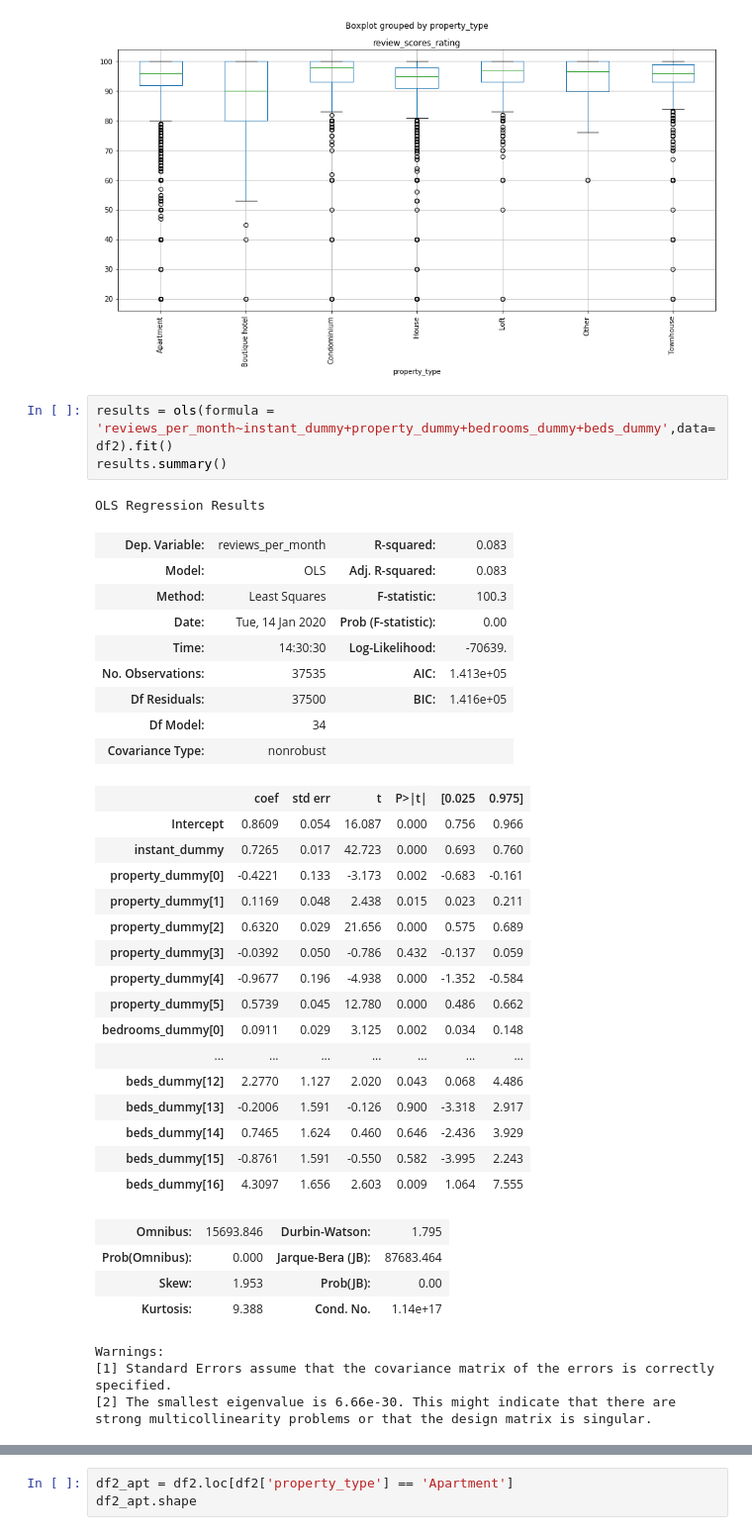
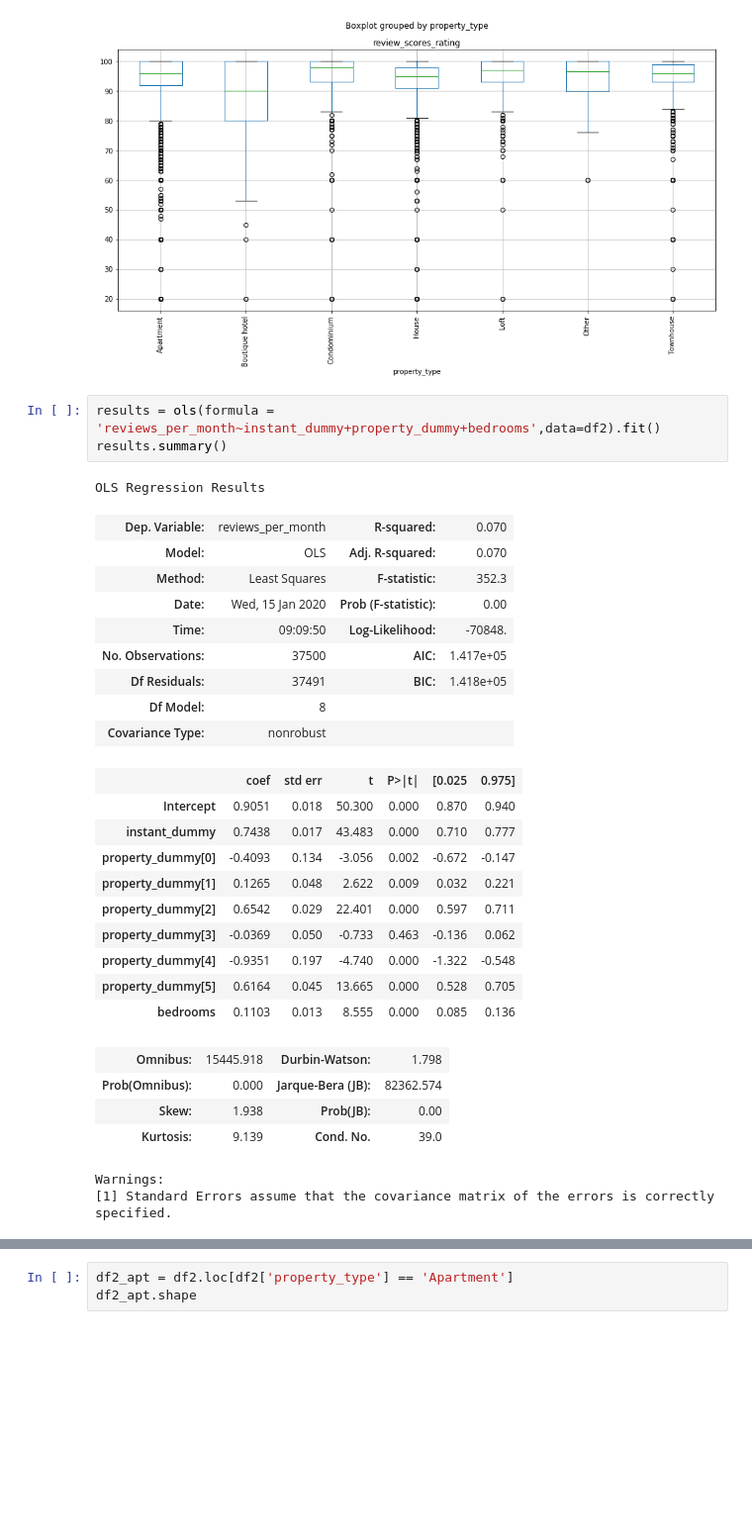
Before and after one commit to Wetpaint3/Airbnb_Project, a Jupyter notebook: airbnb.ipynb, the cells around one changed output, grey strips where cells are left out. Shown at 99% size. Cells and saved outputs as stored; diff of their text form; blank space fills up the shorter version.

```diff
--- a/airbnb.ipynb
+++ b/airbnb.ipynb
@@ -756,43 +633,35 @@ df2.boxplot('review_scores_rating',by = 'property_type',figsize = (15,7), rot=90
 # %% [output]
 [figure]
 # %%
-results = ols(formula = 'reviews_per_month~instant_dummy+property_dummy+bedrooms_dummy+beds_dummy',data=df2).fit()
+results = ols(formula = 'reviews_per_month~instant_dummy+property_dummy+bedrooms',data=df2).fit()
 results.summary()
 # %% [output]
 OLS Regression Results
-| Dep. Variable: | reviews_per_month | R-squared: | 0.083 |
-| Model: | OLS | Adj. R-squared: | 0.083 |
-| Method: | Least Squares | F-statistic: | 100.3 |
-| Date: | Tue, 14 Jan 2020 | Prob (F-statistic): | 0.00 |
-| Time: | 14:30:30 | Log-Likelihood: | -70639. |
-| No. Observations: | 37535 | AIC: | 1.413e+05 |
-| Df Residuals: | 37500 | BIC: | 1.416e+05 |
-| Df Model: | 34 |  |  |
+| Dep. Variable: | reviews_per_month | R-squared: | 0.070 |
+| Model: | OLS | Adj. R-squared: | 0.070 |
+| Method: | Least Squares | F-statistic: | 352.3 |
+| Date: | Wed, 15 Jan 2020 | Prob (F-statistic): | 0.00 |
+| Time: | 09:09:50 | Log-Likelihood: | -70848. |
+| No. Observations: | 37500 | AIC: | 1.417e+05 |
+| Df Residuals: | 37491 | BIC: | 1.418e+05 |
+| Df Model: | 8 |  |  |
 | Covariance Type: | nonrobust |  |  |
 |  | coef | std err | t | P>|t| | [0.025 | 0.975] |
-| Intercept | 0.8609 | 0.054 | 16.087 | 0.000 | 0.756 | 0.966 |
-| instant_dummy | 0.7265 | 0.017 | 42.723 | 0.000 | 0.693 | 0.760 |
-| property_dummy[0] | -0.4221 | 0.133 | -3.173 | 0.002 | -0.683 | -0.161 |
-| property_dummy[1] | 0.1169 | 0.048 | 2.438 | 0.015 | 0.023 | 0.211 |
-| property_dummy[2] | 0.6320 | 0.029 | 21.656 | 0.000 | 0.575 | 0.689 |
-| property_dummy[3] | -0.0392 | 0.050 | -0.786 | 0.432 | -0.137 | 0.059 |
-| property_dummy[4] | -0.9677 | 0.196 | -4.938 | 0.000 | -1.352 | -0.584 |
-| property_dummy[5] | 0.5739 | 0.045 | 12.780 | 0.000 | 0.486 | 0.662 |
-| bedrooms_dummy[0] | 0.0911 | 0.029 | 3.125 | 0.002 | 0.034 | 0.148 |
-| ... | ... | ... | ... | ... | ... | ... |
-| beds_dummy[12] | 2.2770 | 1.127 | 2.020 | 0.043 | 0.068 | 4.486 |
-| beds_dummy[13] | -0.2006 | 1.591 | -0.126 | 0.900 | -3.318 | 2.917 |
-| beds_dummy[14] | 0.7465 | 1.624 | 0.460 | 0.646 | -2.436 | 3.929 |
-| beds_dummy[15] | -0.8761 | 1.591 | -0.550 | 0.582 | -3.995 | 2.243 |
-| beds_dummy[16] | 4.3097 | 1.656 | 2.603 | 0.009 | 1.064 | 7.555 |
+| Intercept | 0.9051 | 0.018 | 50.300 | 0.000 | 0.870 | 0.940 |
+| instant_dummy | 0.7438 | 0.017 | 43.483 | 0.000 | 0.710 | 0.777 |
+| property_dummy[0] | -0.4093 | 0.134 | -3.056 | 0.002 | -0.672 | -0.147 |
+| property_dummy[1] | 0.1265 | 0.048 | 2.622 | 0.009 | 0.032 | 0.221 |
+| property_dummy[2] | 0.6542 | 0.029 | 22.401 | 0.000 | 0.597 | 0.711 |
+| property_dummy[3] | -0.0369 | 0.050 | -0.733 | 0.463 | -0.136 | 0.062 |
+| property_dummy[4] | -0.9351 | 0.197 | -4.740 | 0.000 | -1.322 | -0.548 |
+| property_dummy[5] | 0.6164 | 0.045 | 13.665 | 0.000 | 0.528 | 0.705 |
+| bedrooms | 0.1103 | 0.013 | 8.555 | 0.000 | 0.085 | 0.136 |
-| Omnibus: | 15693.846 | Durbin-Watson: | 1.795 |
-| Prob(Omnibus): | 0.000 | Jarque-Bera (JB): | 87683.464 |
-| Skew: | 1.953 | Prob(JB): | 0.00 |
-| Kurtosis: | 9.388 | Cond. No. | 1.14e+17 |
+| Omnibus: | 15445.918 | Durbin-Watson: | 1.798 |
+| Prob(Omnibus): | 0.000 | Jarque-Bera (JB): | 82362.574 |
+| Skew: | 1.938 | Prob(JB): | 0.00 |
+| Kurtosis: | 9.139 | Cond. No. | 39.0 |
 Warnings:
 [1] Standard Errors assume that the covariance matrix of the errors is correctly specified.
-[2] The smallest eigenvalue is 6.66e-30. This might indicate that there are
-strong multicollinearity problems or that the design matrix is singular.
 # %%
 gr.sort_values(by=['property_count'], ascending=False)
 gr.sort_values(by=['avg_rev_rating'], ascending=False)
```
Also changed, not shown: parts of 50 cells of this notebook.
